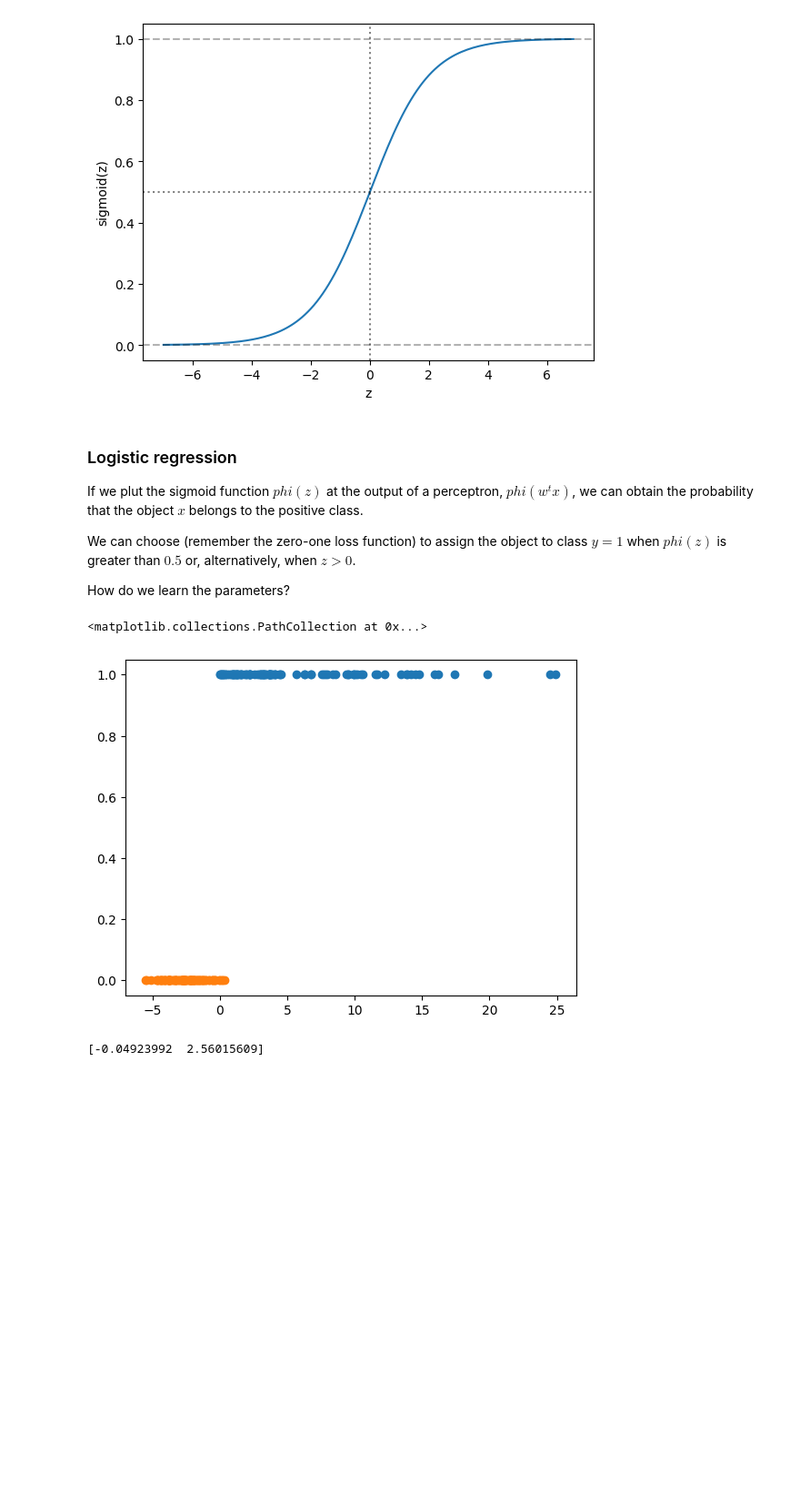
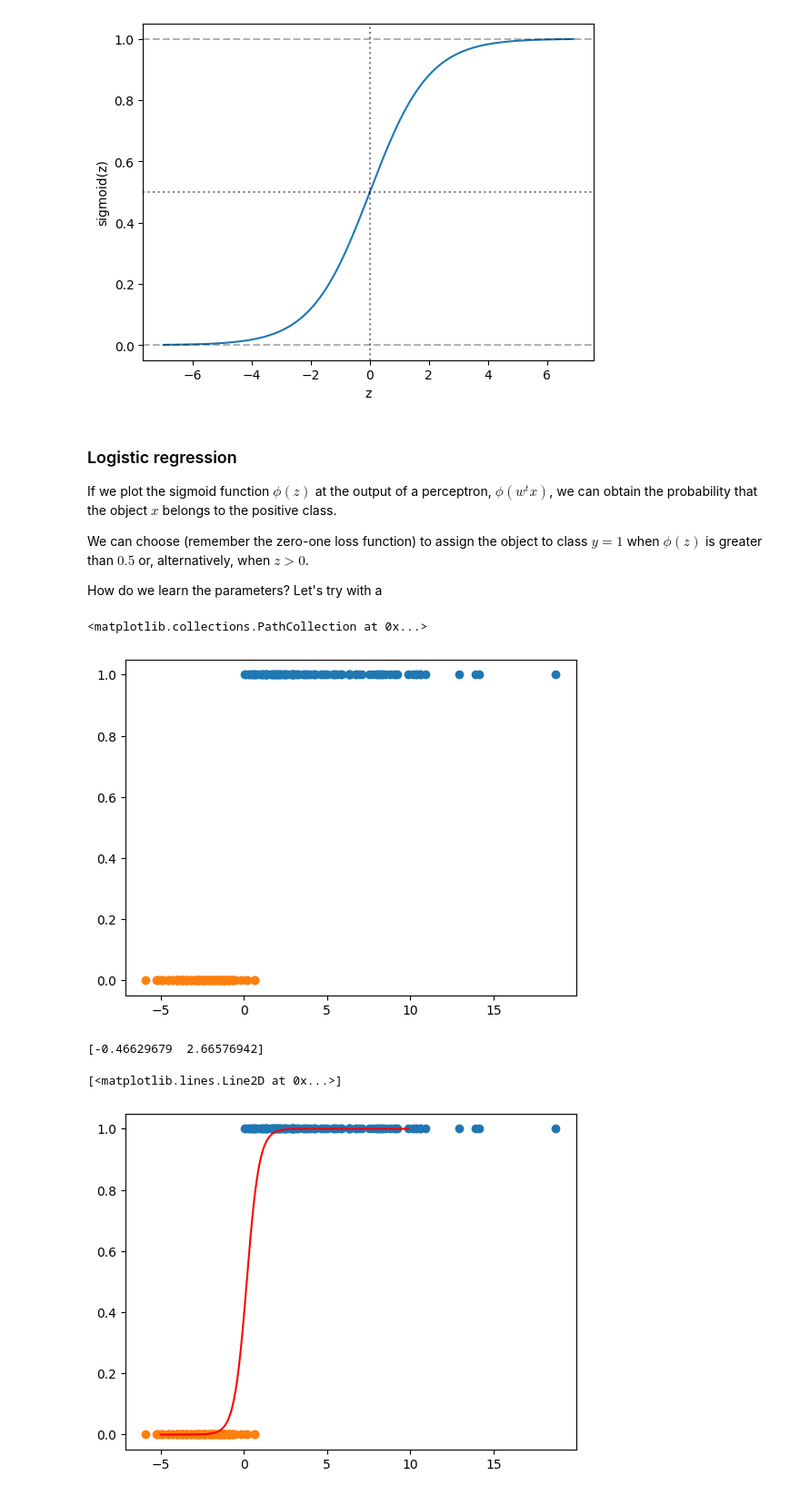
Before and after one commit to gekoxyz/unipd-machine-learning, a Jupyter notebook: logistic_regression.ipynb, the cells around one changed output. Shown at 91% size. Cells and saved outputs as stored; diff of their text form; code cells hidden in the pictures; blank space fills up the shorter version.

```diff
--- a/logistic_regression.ipynb
+++ b/logistic_regression.ipynb
@@ -73,11 +85,11 @@ plt.axhline(0.0, color="k", alpha=0.3, linestyle="--")
 [figure]
 # %% [markdown]
 ### Logistic regression
-If we plut the sigmoid function $phi(z)$ at the output of a perceptron, $phi(w^t x)$, we can obtain the probability that the object $x$ belongs to the positive class.
+If we plot the sigmoid function $\phi(z)$ at the output of a perceptron, $\phi(w^t x)$, we can obtain the probability that the object $x$ belongs to the positive class.
 
-We can choose (remember the zero-one loss function) to assign the object to class $y = 1$ when $phi(z)$ is greater than $0.5$ or, alternatively, when $z>0$.
+We can choose (remember the zero-one loss function) to assign the object to class $y = 1$ when $\phi(z)$ is greater than $0.5$ or, alternatively, when $z>0$.
 
-How do we learn the parameters?
+How do we learn the parameters? Let's try with a
 # %%
 N = 100
 
@@ -89,8 +101,11 @@ X1_2 = np.random.normal(loc=-2.5, scale=1.5, size=N)
 Y1 = np.ones(N)
 Y2 = np.zeros(N)
 
+X = np.stack((np.ones(N * 2), np.concatenate((X1_1, X1_2))), axis=1)
+Y = np.concatenate((Y1, Y2))
+
 plt.scatter(X1_1, Y1)
 plt.scatter(X1_2, Y2)
 # %% [output]
 <matplotlib.collections.PathCollection at 0x...>
-[figure, old version]
+[figure, new version]
@@ -100,32 +112,40 @@ Y = np.concatenate((Y1, Y2))
 # %%
 W = np.random.randn(2)
 
 eta = 1e-2
 
 batch_size = 4
 max_epochs = 100
 
 errors_epoch = np.zeros(max_epochs)
 
 for epoch in range(max_epochs):
-    logreg_output = sigmoid(np.dot(X,W))
+    logreg_output = sigmoid(np.dot(X, W))
     # compute the log loss
     # cost = -y * log(y_hat) - (1-y) * log(1-y_hat)
-    cost = (-Y.dot(np.log(logreg_output)) - ((1-Y).dot(np.log(1-logreg_output))))
+    cost = -Y.dot(np.log(logreg_output)) - ((1 - Y).dot(np.log(1 - logreg_output)))
     errors_epoch[epoch] = cost
-    errors = (Y-logreg_output)
+    errors = Y - logreg_output
 
     rand_perm = np.random.permutation(range(Y.shape[0]))
     X = X[rand_perm, :]
     Y = Y[rand_perm]
 
     for j in range(0, Y.shape[0], batch_size):
-        X_batch = X[j:(j+ batch_size), :]
-        Y_batch = Y[j:(j+batch_size)]
+        X_batch = X[j : (j + batch_size), :]
+        Y_batch = Y[j : (j + batch_size)]
         logreg_output = sigmoid(np.dot(X_batch, W))
-        errors = (Y_batch - logreg_output)
+        errors = Y_batch - logreg_output
         W = W + eta * np.dot(X_batch.T, errors) / X_batch.shape[0]
 
 print(W)
+
+plt.scatter(X1_1, Y1)
+plt.scatter(X1_2, Y2)
+zz = np.arange(-5, 10, 0.1)
+xx = np.stack((np.ones(len(zz)), zz), axis=1)
+plt.plot(zz, sigmoid(np.dot(xx, W)), c="red")
 # %% [output]
-[-0.04923992  2.56015609]
+[-0.46629679  2.66576942]
+[<matplotlib.lines.Line2D at 0x...>]
+[figure, added]
```
Also changed, not shown: parts of 9 cells of this notebook, 1 other file.
